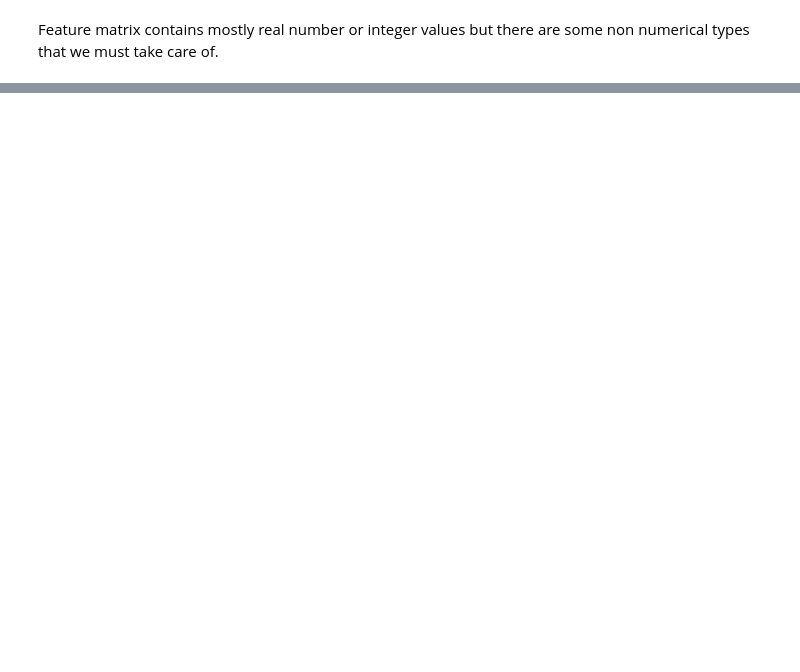
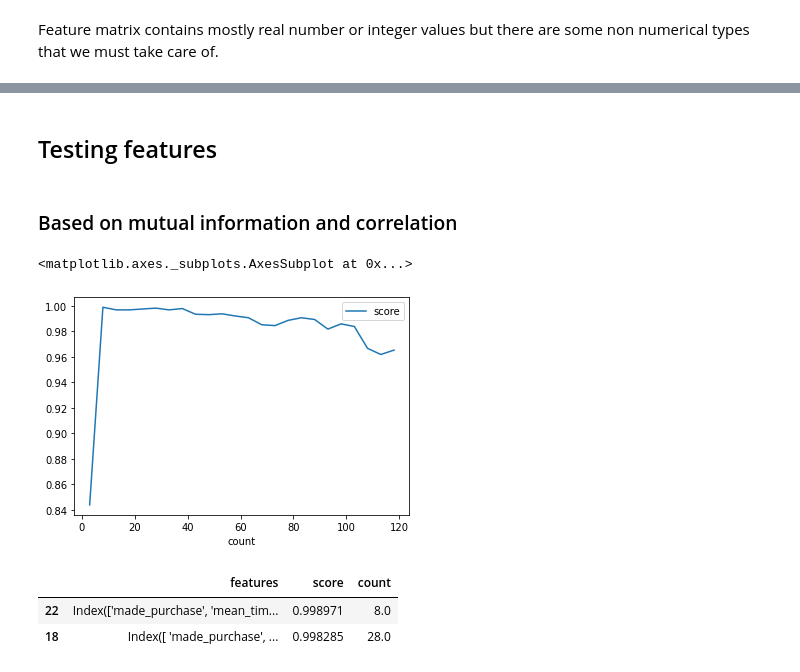
Before and after one commit to matkob/eshoppping, a Jupyter notebook: model_b.ipynb, the cells around one changed output, grey strips where cells are left out. Saved outputs shown, nothing was run; the diff lists cells and outputs as text; code cells hidden in the pictures; blank space fills up the shorter version.

```diff
--- a/model_b.ipynb
+++ b/model_b.ipynb
@@ -207,0 +160,6 @@ Although model a with multi encoding works way faster than with one hot encoding
+# %%
+columns = features.columns.to_series()
+mutual_info = columns.apply(lambda c: metrics.mutual_info_score(features[c], features.made_purchase))
+corr = features.corr().made_purchase
+information = pd.DataFrame(data={'mi': mutual_info, 'co': corr.abs(), 'both': mutual_info * corr.abs()})
+information.sort_values(by='both', ascending=False)
@@ -207,0 +180,26 @@ Although model a with multi encoding works way faster than with one hot encoding
+# %% [markdown]
+## Testing features
+# %%
+def test_features(df: pd.DataFrame, indicator: pd.Series):
+    results = pd.DataFrame(columns=['features', 'score'])
+    for f in range(len(df.columns), 2, -5):
+        best = indicator.nlargest(f).index
+        x_cols = best.drop('made_purchase').tolist()
+        y_col = 'made_purchase'
+        score = train_and_test(features[best].reset_index(drop=True), x_cols, y_col, runs=1, silent=True)
+        results = results.append({'count': f, 'score': score, 'features': x_cols}, ignore_index=True)
+    return results
+# %% [markdown]
+### Based on mutual information and correlation
+# %%
+results_both = test_features(features, information.both)
+results_both.plot(x='count', y='score')
+# %% [output]
+<matplotlib.axes._subplots.AxesSubplot at 0x...>
+[figure, added]
+# %%
+results_both.sort_values(by='score', ascending=False).head(2)
+# %% [output]
+|  | features | score | count |
+| 22 | Index(['made_purchase', 'mean_tim... | 0.998971 | 8.0 |
+| 18 | Index([ 'made_purchase', ... | 0.998285 | 28.0 |
```
Also changed, not shown: parts of 89 cells of this notebook, 2 other files.
